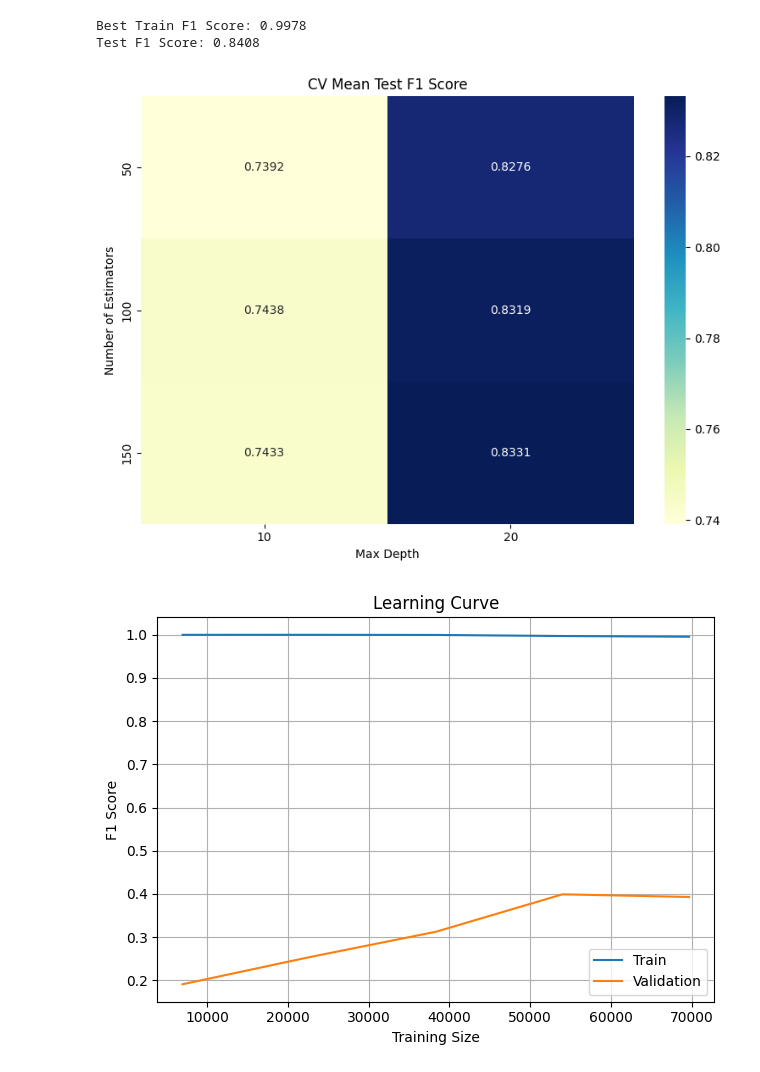
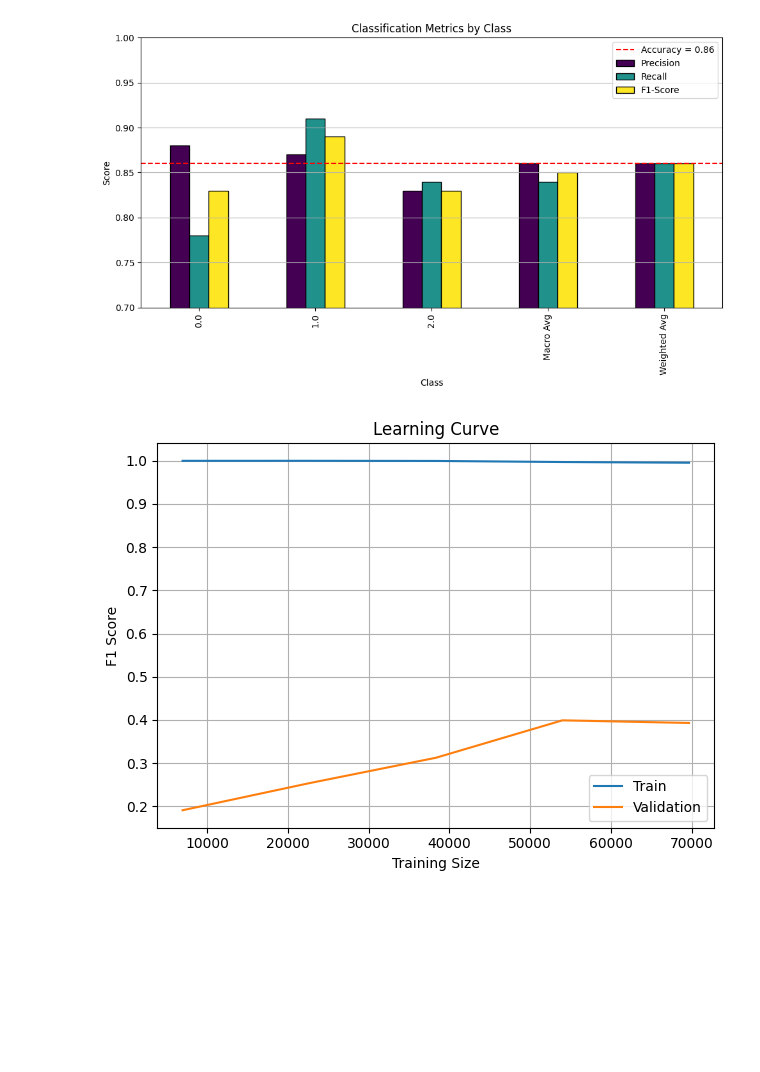
Before and after one commit to GavinSaiun/Motion-Based-Table-Tennis-Skill-Prediction, a Jupyter notebook: randomForest.ipynb, the cells around one changed output. Drawn from its saved outputs; the diff is of its cells as text; code cells hidden in the pictures; blank space fills up the shorter version.

```diff
--- a/randomForest.ipynb
+++ b/randomForest.ipynb
@@ -125,24 +102,36 @@ Name: playYears, dtype: float64
-# %%
-print(f"Best Train F1 Score: {grid_search.cv_results_['mean_train_score'][grid_search.best_index_]:.4f}")
-print(f"Test F1 Score: {f1_score(y_test, y_pred, average='macro'):.4f}")
-# %% [output]
-Best Train F1 Score: 0.9978
-Test F1 Score: 0.8408
 # %%
-plt.figure(figsize=(8, 6))
-heatmap_data = results.pivot_table(
-    values='mean_test_score',
-    index='param_rf__n_estimators',
-    columns='param_rf__max_depth'
+import numpy as np
+import matplotlib.pyplot as plt
+import pandas as pd
+
+metrics = {
+    'Class': ['0.0', '1.0', '2.0', 'Macro Avg', 'Weighted Avg'],
+    'Precision': [0.88, 0.87, 0.83, 0.86, 0.86],
+    'Recall':    [0.78, 0.91, 0.84, 0.84, 0.86],
+    'F1-Score':  [0.83, 0.89, 0.83, 0.85, 0.86],
+    'Support':   [3738, 9432, 4251, 17421, 17421]
+}
+
+df_metrics = pd.DataFrame(metrics)
+df_metrics.set_index('Class', inplace=True)
+
+
+accuracy = 0.86
+
+
+ax = df_metrics[['Precision', 'Recall', 'F1-Score']].plot(
+    kind='bar', figsize=(10, 6), colormap='viridis', edgecolor='black'
 )
-sns.heatmap(heatmap_data, annot=True, fmt=".4f", cmap="YlGnBu")
-plt.title("CV Mean Test F1 Score")
-plt.xlabel("Max Depth")
-plt.ylabel("Number of Estimators")
+plt.axhline(y=accuracy, color='red', linestyle='--', linewidth=1.5, label=f'Accuracy = {accuracy:.2f}')
+plt.title('Classification Metrics by Class')
+plt.ylabel('Score')
+plt.ylim(0.7, 1.0)
+plt.legend()
+plt.grid(axis='y')
 plt.tight_layout()
 plt.show()
 # %% [output]
-[figure, old version]
+[figure, new version]
 # %%
 from sklearn.model_selection import learning_curve
 
```
Also changed, not shown: parts of 5 cells of this notebook, 4 other files.
